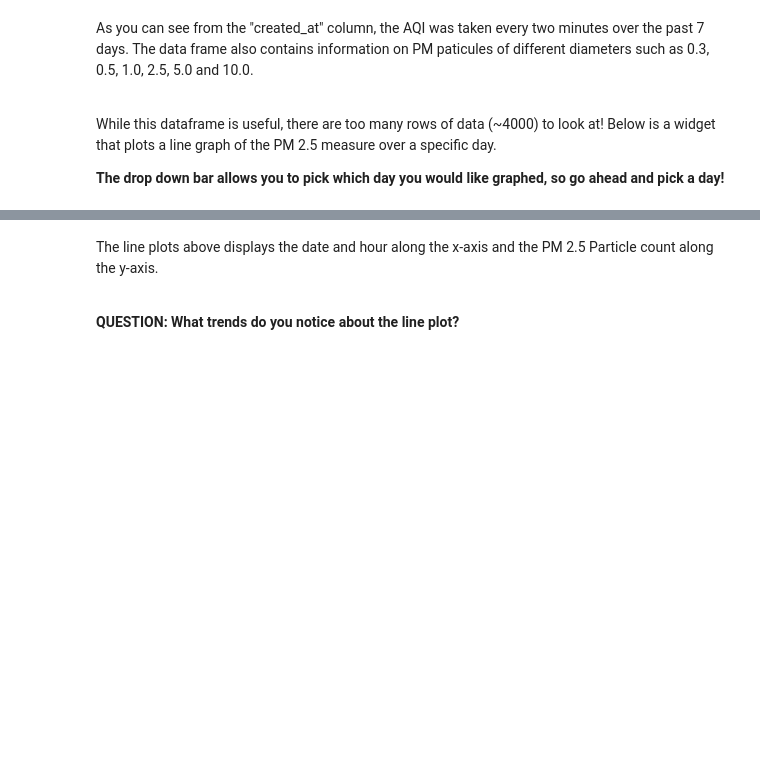
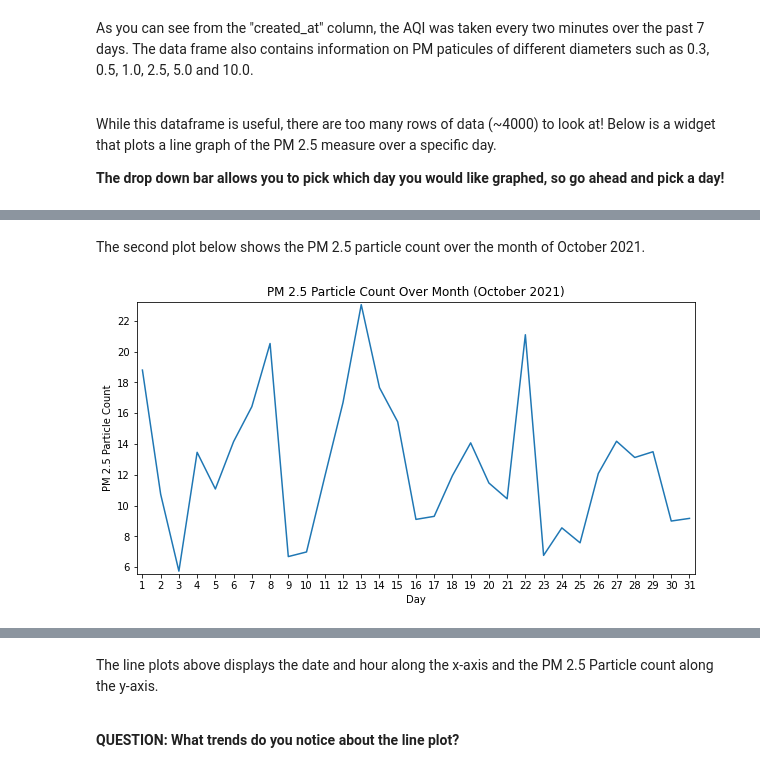
Before and after one commit to ds-modules/air-quality, a Jupyter notebook: Rio_Grande_AQI.ipynb, the cells around one changed output, grey strips where cells are left out. Cells and saved outputs as stored; diff of their text form; code cells hidden in the pictures; blank space fills up the shorter version.

```diff
--- a/Rio_Grande_AQI.ipynb
+++ b/Rio_Grande_AQI.ipynb
@@ -262,0 +351,25 @@ interactive(children=(Dropdown(description='date', options=('24-Oct-2021', '25-O
+# %% [markdown]
+The second plot below shows the PM 2.5 particle count over the month of October 2021.
+# %%
+oct_21 = sbwy_r[(sbwy_r['Year'] == 2021) | (sbwy_r['Month'] == 'Oct')]
+lst = oct_21['created_at'].astype(str).tolist()
+lst_1 = [i.split(' ', 1)[1] for i in lst]
+lst_2 = [i.split('+', 1)[0] for i in lst_1]
+oct_21 = oct_21.copy()
+oct_21['time'] = np.asarray(lst_2).copy()
+grp_day = oct_21.groupby(['Day']).mean('2.5um/dl').reset_index()
+day_pm = grp_day[['Day', '2.5um/dl']]
+ax = plt.figure(figsize=(10,5))
+x = day_pm['Day']
+y = day_pm['2.5um/dl']
+plt.plot(x, y)
+plt.xticks(x,  rotation='vertical')
+plt.margins(0.01)
+fig.tight_layout()
+plt.xticks(rotation = 0)
+plt.xlabel('Day')
+plt.ylabel('PM 2.5 Particle Count')
+plt.title('PM 2.5 Particle Count Over Month (October 2021)')
+plt.show()
+# %% [output]
+[figure, added]
```
Also changed, not shown: parts of 19 cells of this notebook.
